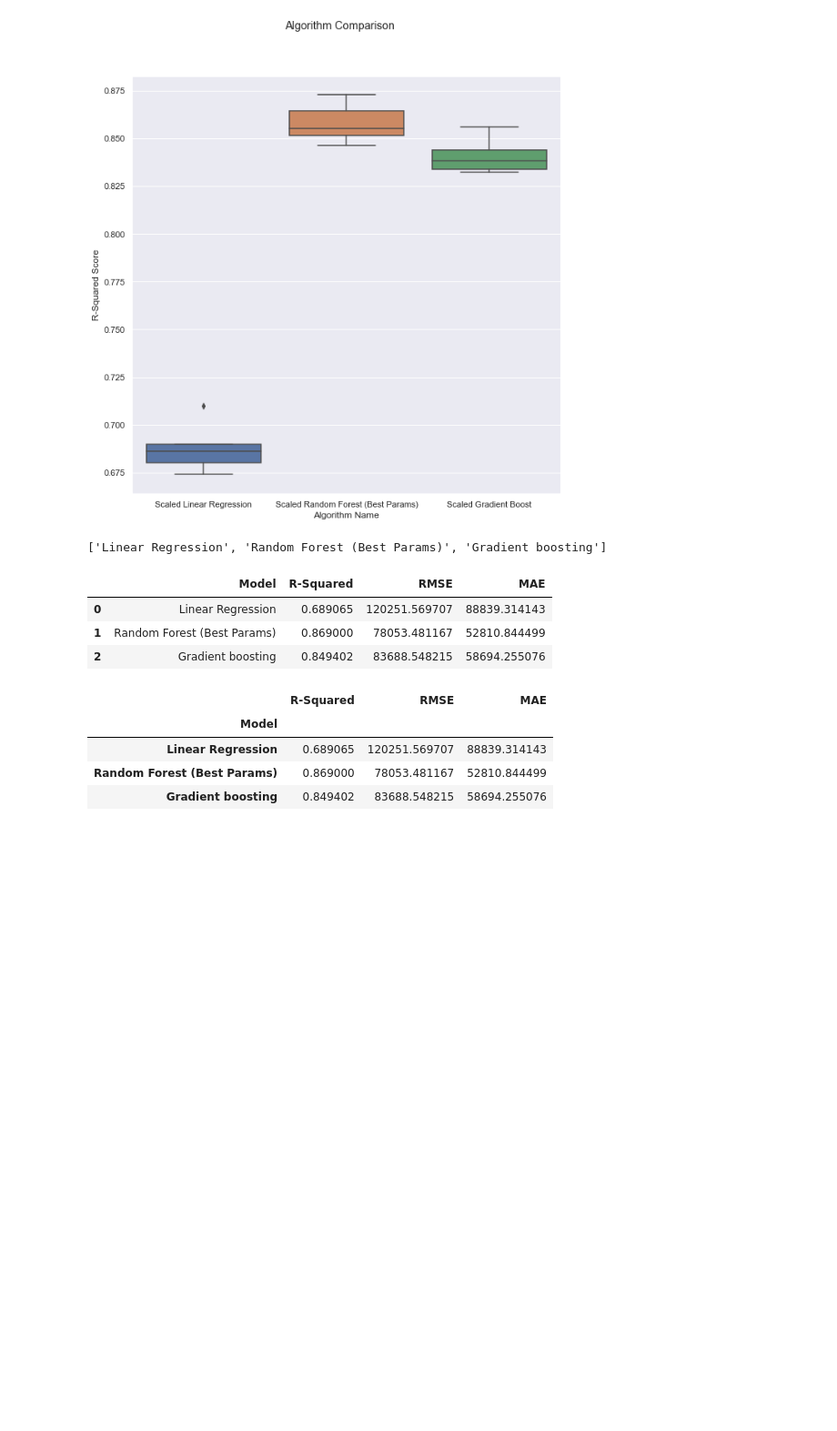
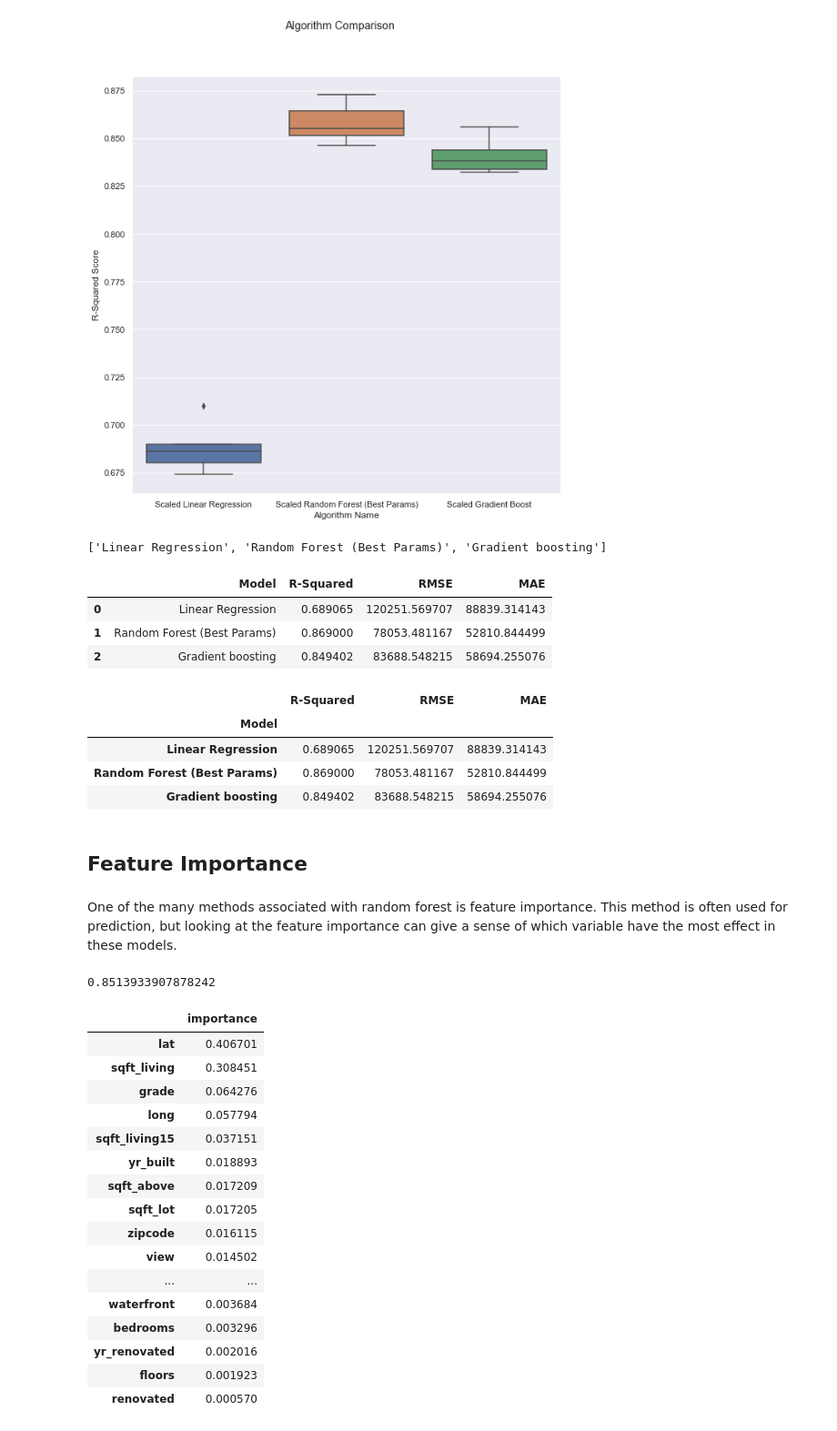
Before and after one commit to mwon3919/Springboard_Captstone1, a Jupyter notebook: Springboard_capstoneproject1.ipynb, the cells around one changed output. Shown at 91% size. Cells and saved outputs as stored; diff of their text form; code cells hidden in the pictures; blank space fills up the shorter version.

```diff
--- a/Springboard_capstoneproject1.ipynb
+++ b/Springboard_capstoneproject1.ipynb
@@ -2336,3 +2336,14 @@ df_metrics
 | Linear Regression | 0.689065 | 120251.569707 | 88839.314143 |
 | Random Forest (Best Params) | 0.869000 | 78053.481167 | 52810.844499 |
 | Gradient boosting | 0.849402 | 83688.548215 | 58694.255076 |
+# %% [markdown]
+## Feature Importance
+# %% [markdown]
+One of the many methods associated with random forest is feature importance. This method is often used for prediction, but looking at the feature importance can give a sense of which variable have the most effect in these models.
+# %%
+from sklearn.ensemble import RandomForestRegressor
+rf1 = RandomForestRegressor()
+rf1.fit(X_train,y_train)
+rf1.score(X_test,y_test)
+# %% [output]
+0.8513933907878242
@@ -2338,0 +2355,20 @@ df_metrics
+# %%
+feature_importance.sort_values(by='importance',ascending=False)
+# %% [output]
+|  | importance |
+| lat | 0.406701 |
+| sqft_living | 0.308451 |
+| grade | 0.064276 |
+| long | 0.057794 |
+| sqft_living15 | 0.037151 |
+| yr_built | 0.018893 |
+| sqft_above | 0.017209 |
+| sqft_lot | 0.017205 |
+| zipcode | 0.016115 |
+| view | 0.014502 |
+| ... | ... |
+| waterfront | 0.003684 |
+| bedrooms | 0.003296 |
+| yr_renovated | 0.002016 |
+| floors | 0.001923 |
+| renovated | 0.000570 |
```
Also changed, not shown: parts of 5 cells of this notebook, 2 other files.
